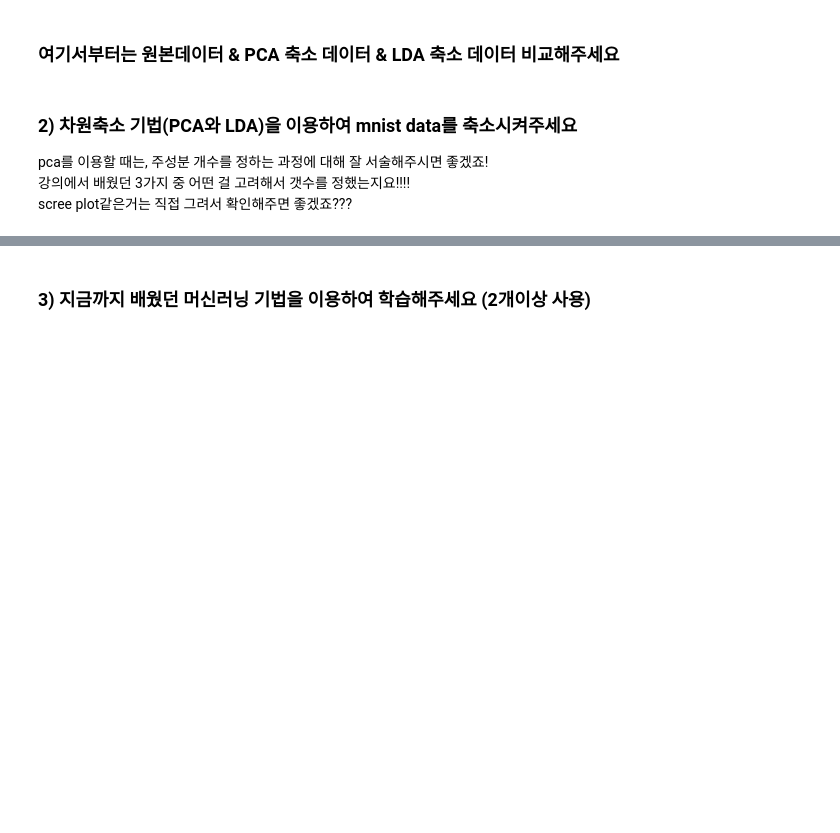
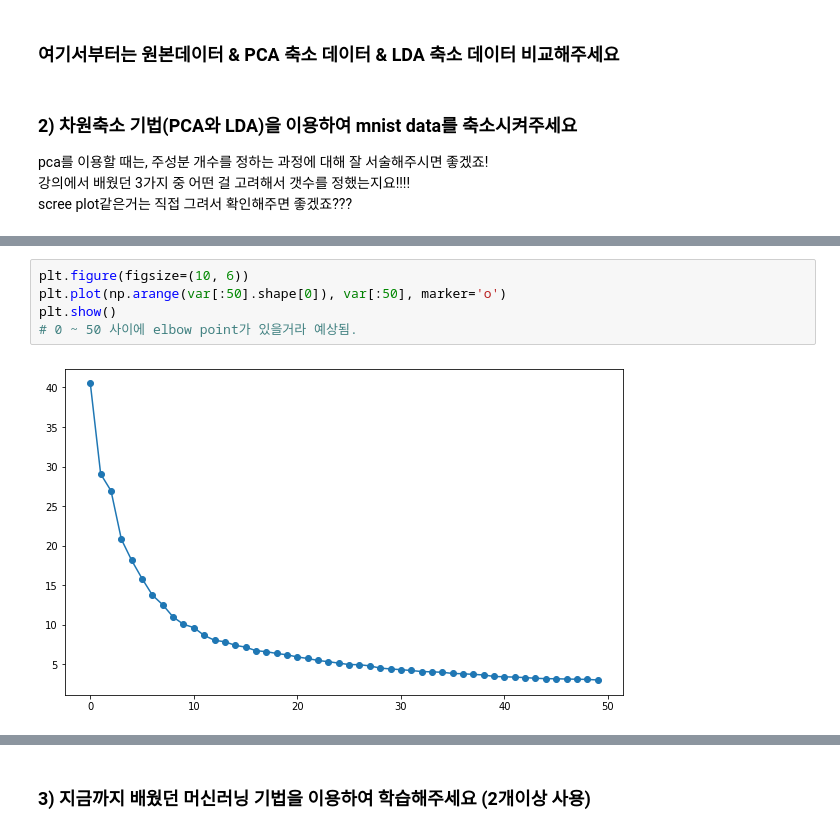
Before and after one commit to HssngH/ToBigs18, a Jupyter notebook: week4_dimensionality_reduction_assignment2.ipynb, the cells around one changed output, grey strips where cells are left out. Saved outputs shown, nothing was run; the diff lists cells and outputs as text; blank space fills up the shorter version.

```diff
--- a/week4_dimensionality_reduction_assignment2.ipynb
+++ b/week4_dimensionality_reduction_assignment2.ipynb
@@ -102,0 +154,7 @@ from sklearn.discriminant_analysis import LinearDiscriminantAnalysis
+# %%
+plt.figure(figsize=(10, 6))
+plt.plot(np.arange(var[:50].shape[0]), var[:50], marker='o')
+plt.show()
+# 0 ~ 50 사이에 elbow point가 있을거라 예상됨.
+# %% [output]
+[figure, added]
```
Also changed, not shown: parts of 22 cells of this notebook.
